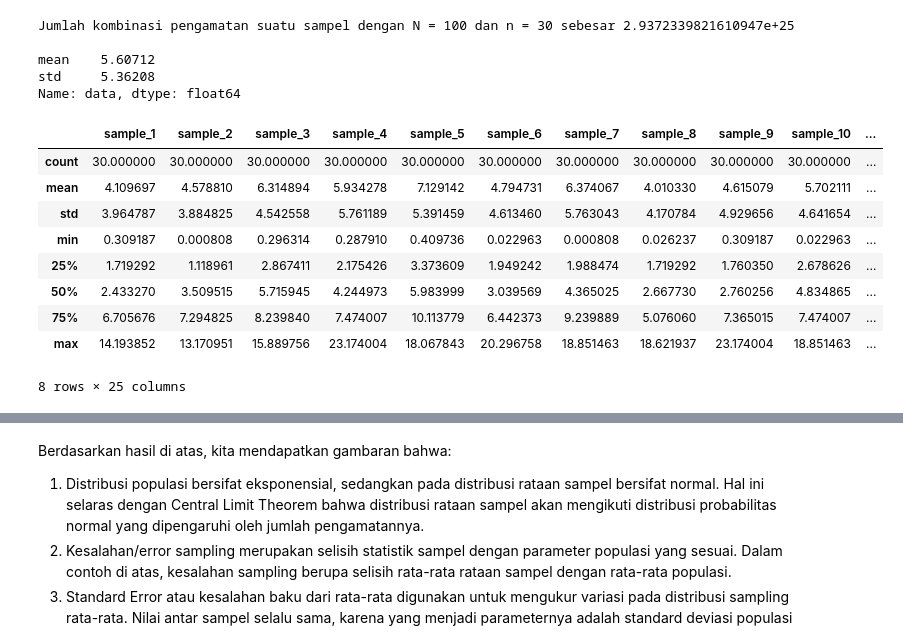
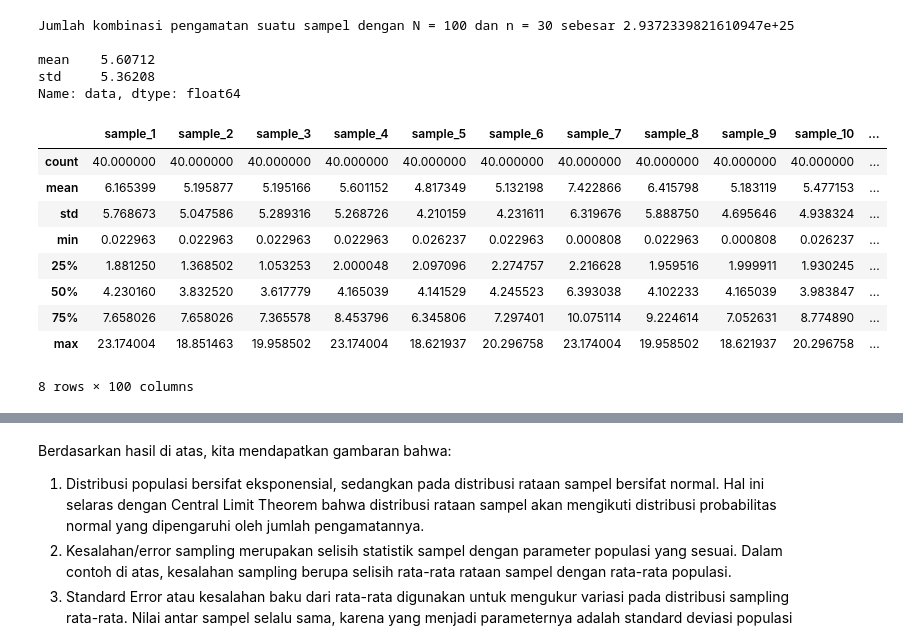
Before and after one commit to hanafication/Statistika, a Jupyter notebook: Buku_1/Jilid_1.ipynb, the cells around one changed output, grey strips where cells are left out. Saved outputs shown, nothing was run; the diff lists cells and outputs as text; code cells hidden in the pictures.

```diff
--- a/Buku_1/Jilid_1.ipynb
+++ b/Buku_1/Jilid_1.ipynb
@@ -631,39 +631,43 @@ std     5.36208
 Name: data, dtype: float64
 # %%
 #Membuat fungsi sampling
-def sampling(data, nobs, s):
+def sampling(data, nobs, size, orient = 0):
     '''
     Melakukan sampling terhadap suatu data series data
     dengan jumlah pengamatan n, dan jumlah sampel s
     Required: Numpy Library
     data = data series
     nobs = jumlah pengamatan
-    s = jumlah sampel
+    size = jumlah sampel
+    orient = orientasi dataframe dengan nilai default = 0 yakni column, 1 untuk baris
     '''
     data_dict = dict()
     if nobs < len(data):
-        for i in range(1, int(s) + 1):
-            dict_value = np.random.choice(data, nobs)
+        for i in range(1, int(size) + 1):
+            dict_value = np.random.choice(data, nobs, replace = False)
             data_dict["sample_" + str(i)] = dict_value
 
-        df_sample = pd.DataFrame.from_dict(data= data_dict)
+        if orient == 0 or orient != 1:
+            df_sample = pd.DataFrame.from_dict(data= data_dict, orient = 'columns')
+        else:
+            df_sample = pd.DataFrame.from_dict(data = data_dict, orient = 'index')
         return df_sample
     else:
         raise Exception('Jumlah nobs tidak boleh lebih dari atau sama dengan populasi data')
 # %%
-df_sample = sampling(clt_data.data, 30, 25)
+df_sample = sampling(clt_data.data, 40, 100)
 df_sample.describe()
 # %% [output]
 |  | sample_1 | sample_2 | sample_3 | sample_4 | sample_5 | sample_6 | sample_7 | sample_8 | sample_9 | sample_10 | ... |
-| count | 30.000000 | 30.000000 | 30.000000 | 30.000000 | 30.000000 | 30.000000 | 30.000000 | 30.000000 | 30.000000 | 30.000000 | ... |
-| mean | 4.109697 | 4.578810 | 6.314894 | 5.934278 | 7.129142 | 4.794731 | 6.374067 | 4.010330 | 4.615079 | 5.702111 | ... |
-| std | 3.964787 | 3.884825 | 4.542558 | 5.761189 | 5.391459 | 4.613460 | 5.763043 | 4.170784 | 4.929656 | 4.641654 | ... |
-| min | 0.309187 | 0.000808 | 0.296314 | 0.287910 | 0.409736 | 0.022963 | 0.000808 | 0.026237 | 0.309187 | 0.022963 | ... |
-| 25% | 1.719292 | 1.118961 | 2.867411 | 2.175426 | 3.373609 | 1.949242 | 1.988474 | 1.719292 | 1.760350 | 2.678626 | ... |
-| 50% | 2.433270 | 3.509515 | 5.715945 | 4.244973 | 5.983999 | 3.039569 | 4.365025 | 2.667730 | 2.760256 | 4.834865 | ... |
-| 75% | 6.705676 | 7.294825 | 8.239840 | 7.474007 | 10.113779 | 6.442373 | 9.239889 | 5.076060 | 7.365015 | 7.474007 | ... |
-| max | 14.193852 | 13.170951 | 15.889756 | 23.174004 | 18.067843 | 20.296758 | 18.851463 | 18.621937 | 23.174004 | 18.851463 | ... |
+| count | 40.000000 | 40.000000 | 40.000000 | 40.000000 | 40.000000 | 40.000000 | 40.000000 | 40.000000 | 40.000000 | 40.000000 | ... |
+| mean | 6.165399 | 5.195877 | 5.195166 | 5.601152 | 4.817349 | 5.132198 | 7.422866 | 6.415798 | 5.183119 | 5.477153 | ... |
+| std | 5.768673 | 5.047586 | 5.289316 | 5.268726 | 4.210159 | 4.231611 | 6.319676 | 5.888750 | 4.695646 | 4.938324 | ... |
+| min | 0.022963 | 0.022963 | 0.022963 | 0.022963 | 0.026237 | 0.022963 | 0.000808 | 0.022963 | 0.000808 | 0.026237 | ... |
+| 25% | 1.881250 | 1.368502 | 1.053253 | 2.000048 | 2.097096 | 2.274757 | 2.216628 | 1.959516 | 1.999911 | 1.930245 | ... |
+| 50% | 4.230160 | 3.832520 | 3.617779 | 4.165039 | 4.141529 | 4.245523 | 6.393038 | 4.102233 | 4.165039 | 3.983847 | ... |
+| 75% | 7.658026 | 7.658026 | 7.365578 | 8.453796 | 6.345806 | 7.297401 | 10.075114 | 9.224614 | 7.052631 | 8.774890 | ... |
+| max | 23.174004 | 18.851463 | 19.958502 | 23.174004 | 18.621937 | 20.296758 | 23.174004 | 19.958502 | 18.621937 | 20.296758 | ... |
-8 rows × 25 columns
+8 rows × 100 columns
 # %%
 sns.displot(df_sample.describe().iloc[1], stat = 'density', kde = True)
 plt.title('Distribusi Rataan Sampel')
```
Also changed, not shown: parts of 48 cells of this notebook.
